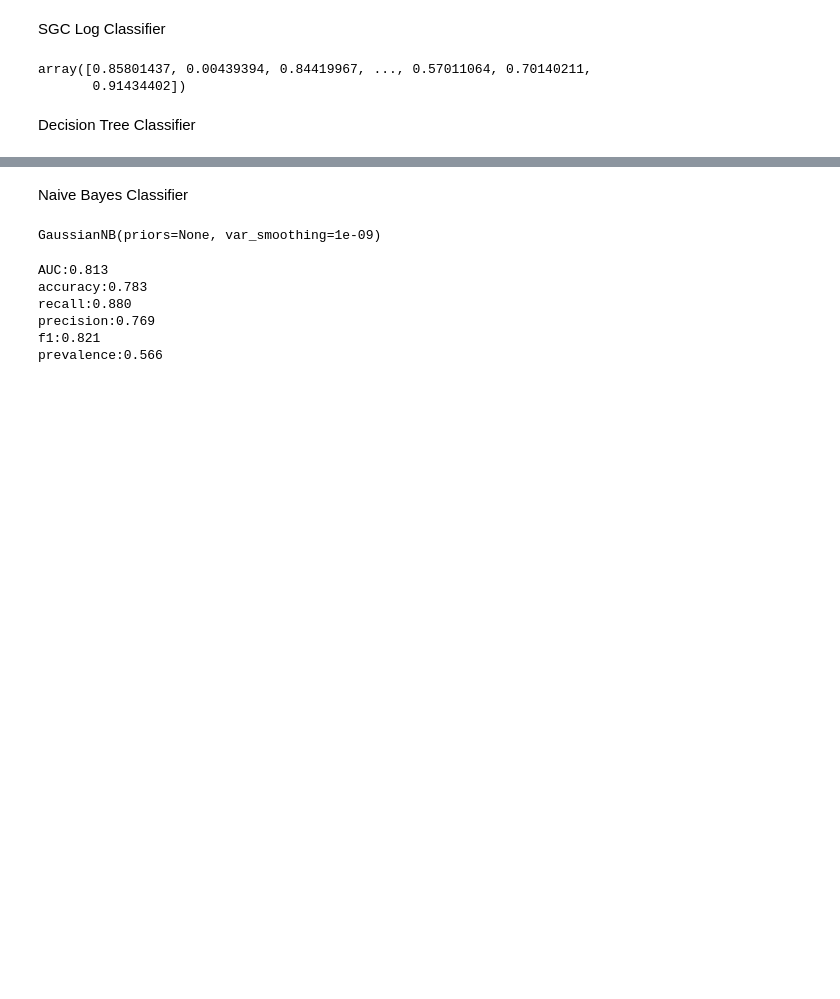
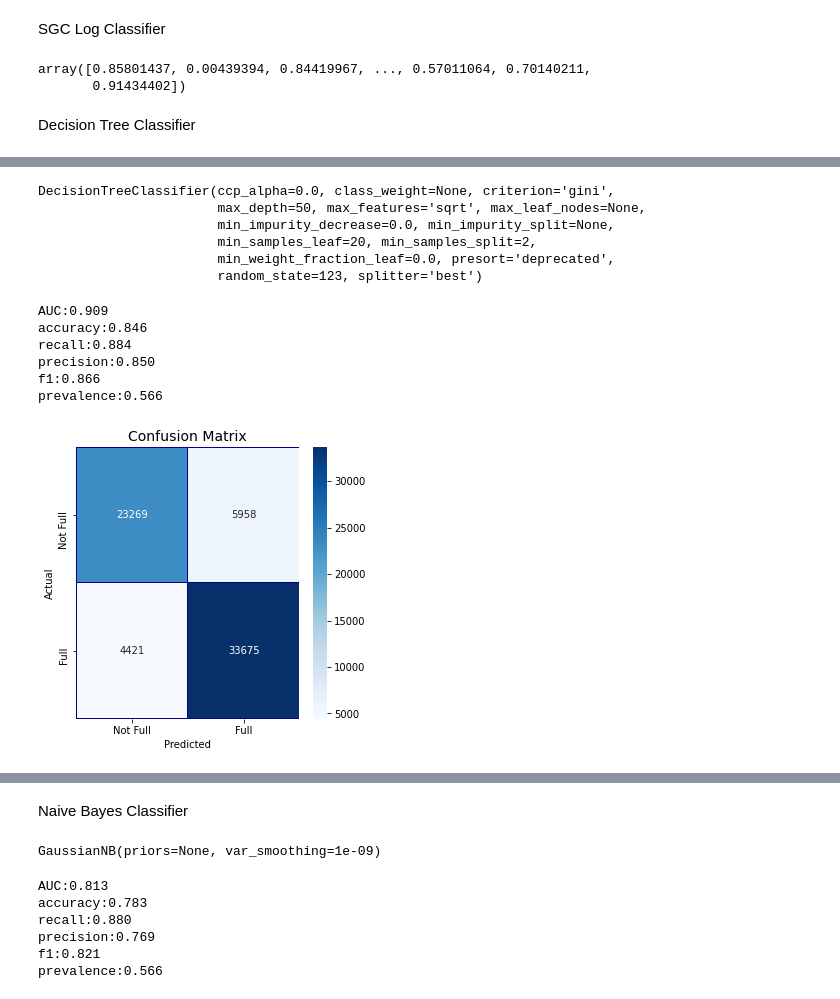
Before and after one commit to lowry777/3253-Project_Group-18, a Jupyter notebook: Group18_3253_Project-Toronto_Shelter_Occupancy.ipynb, the cells around one changed output, grey strips where cells are left out. Cells and saved outputs as stored; diff of their text form; code cells hidden in the pictures; blank space fills up the shorter version.

```diff
--- a/Group18_3253_Project-Toronto_Shelter_Occupancy.ipynb
+++ b/Group18_3253_Project-Toronto_Shelter_Occupancy.ipynb
@@ -990,3 +991,7 @@ array([0.85801437, 0.00439394, 0.84419967, ..., 0.57011064, 0.70140211,
        0.91434402])
 # %% [markdown]
 Decision Tree Classifier
+# %%
+from sklearn.tree import DecisionTreeClassifier
+tree_clf = DecisionTreeClassifier(random_state=123)
+tree_clf.fit(X_train_prepared, y_train)
@@ -992,0 +1107,37 @@ Decision Tree Classifier
+# %%
+tree_clf = DecisionTreeClassifier(random_state=123, max_depth=50, max_features='sqrt', min_samples_leaf=20)
+tree_clf.fit(X_train_prepared, y_train)
+# %% [output]
+DecisionTreeClassifier(ccp_alpha=0.0, class_weight=None, criterion='gini',
+                       max_depth=50, max_features='sqrt', max_leaf_nodes=None,
+                       min_impurity_decrease=0.0, min_impurity_split=None,
+                       min_samples_leaf=20, min_samples_split=2,
+                       min_weight_fraction_leaf=0.0, presort='deprecated',
+                       random_state=123, splitter='best')
+# %%
+#evaluate tuned model
+from sklearn.model_selection import cross_val_predict
+
+y_tree_pred = cross_val_predict(tree_clf, X_train_prepared, y_train, cv=3)
+y_probas_tree = cross_val_predict(tree_clf, X_train_prepared, y_train, cv=3, method="predict_proba")
+y_tree_scores = y_probas_tree[:, 1]
+evaluate_model(y_train, y_tree_pred, y_tree_scores)
+# %% [output]
+AUC:0.909
+accuracy:0.846
+recall:0.884
+precision:0.850
+f1:0.866
+prevalence:0.566
+# %%
+cm = pd.crosstab(y_train, y_tree_pred, rownames=['Actual'], colnames=['Predicted'])
+fig, (ax1) = plt.subplots(ncols=1, figsize=(5,5))
+sns.heatmap(cm,
+            xticklabels=['Not Full', 'Full'],
+            yticklabels=['Not Full', 'Full'],
+            annot=True,ax=ax1,
+            linewidths=.2,linecolor="Darkblue", cmap="Blues", fmt='g')
+plt.title('Confusion Matrix', fontsize=14)
+plt.show()
+# %% [output]
+[figure, added]
```
Also changed, not shown: parts of 11 cells of this notebook.
